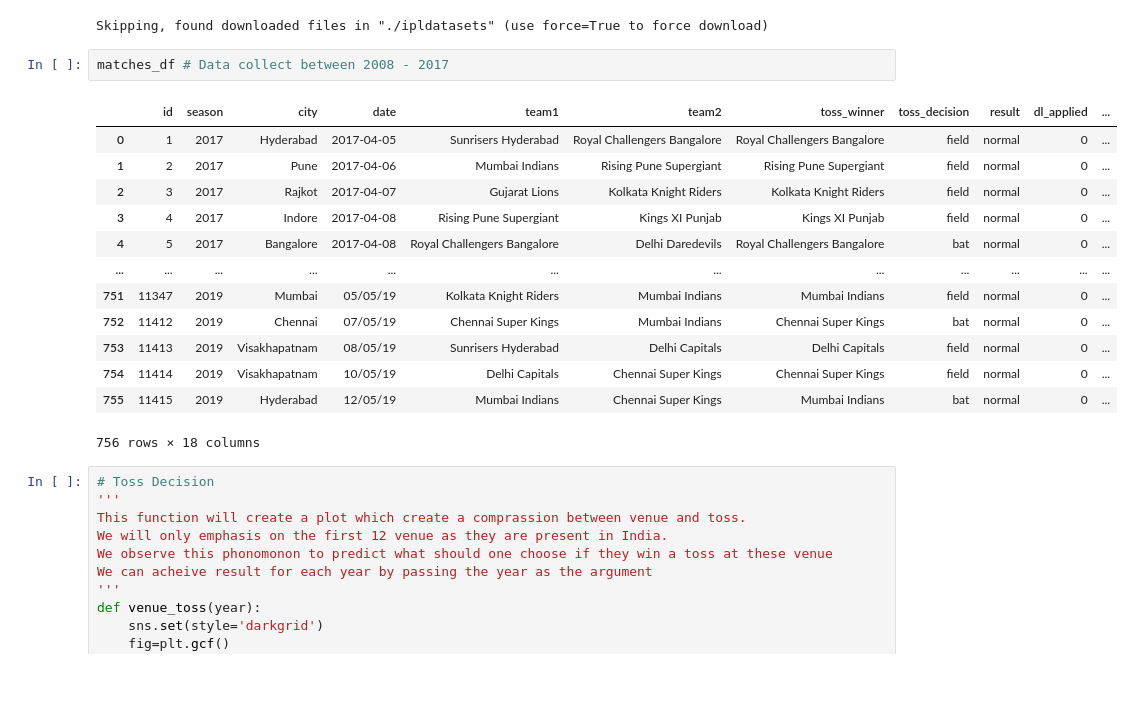
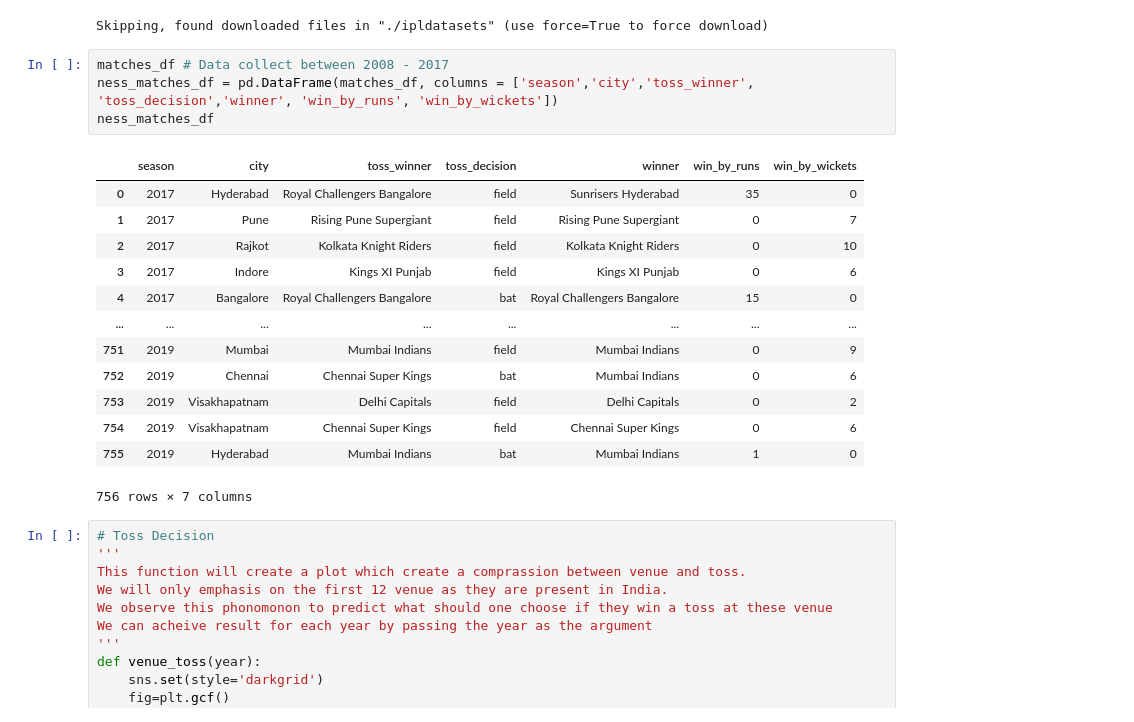
Before and after one commit to abhi-386/ISTA350_final, a Jupyter notebook: ISTA350_finalproject.ipynb, the cells around one changed output. Drawn from its saved outputs; the diff is of its cells as text; blank space fills up the shorter version.

```diff
--- a/ISTA350_finalproject.ipynb
+++ b/ISTA350_finalproject.ipynb
@@ -64,20 +64,22 @@ matches_df, deliveries_df = get_datasets()
 Skipping, found downloaded files in "./ipldatasets" (use force=True to force download)
 # %%
 matches_df # Data collect between 2008 - 2017
+ness_matches_df = pd.DataFrame(matches_df, columns = ['season','city','toss_winner', 'toss_decision','winner', 'win_by_runs', 'win_by_wickets'])
+ness_matches_df
 # %% [output]
-|  | id | season | city | date | team1 | team2 | toss_winner | toss_decision | result | dl_applied | ... |
-| 0 | 1 | 2017 | Hyderabad | 2017-04-05 | Sunrisers Hyderabad | Royal Challengers Bangalore | Royal Challengers Bangalore | field | normal | 0 | ... |
-| 1 | 2 | 2017 | Pune | 2017-04-06 | Mumbai Indians | Rising Pune Supergiant | Rising Pune Supergiant | field | normal | 0 | ... |
-| 2 | 3 | 2017 | Rajkot | 2017-04-07 | Gujarat Lions | Kolkata Knight Riders | Kolkata Knight Riders | field | normal | 0 | ... |
-| 3 | 4 | 2017 | Indore | 2017-04-08 | Rising Pune Supergiant | Kings XI Punjab | Kings XI Punjab | field | normal | 0 | ... |
-| 4 | 5 | 2017 | Bangalore | 2017-04-08 | Royal Challengers Bangalore | Delhi Daredevils | Royal Challengers Bangalore | bat | normal | 0 | ... |
-| ... | ... | ... | ... | ... | ... | ... | ... | ... | ... | ... | ... |
-| 751 | 11347 | 2019 | Mumbai | 05/05/19 | Kolkata Knight Riders | Mumbai Indians | Mumbai Indians | field | normal | 0 | ... |
-| 752 | 11412 | 2019 | Chennai | 07/05/19 | Chennai Super Kings | Mumbai Indians | Chennai Super Kings | bat | normal | 0 | ... |
-| 753 | 11413 | 2019 | Visakhapatnam | 08/05/19 | Sunrisers Hyderabad | Delhi Capitals | Delhi Capitals | field | normal | 0 | ... |
-| 754 | 11414 | 2019 | Visakhapatnam | 10/05/19 | Delhi Capitals | Chennai Super Kings | Chennai Super Kings | field | normal | 0 | ... |
-| 755 | 11415 | 2019 | Hyderabad | 12/05/19 | Mumbai Indians | Chennai Super Kings | Mumbai Indians | bat | normal | 0 | ... |
+|  | season | city | toss_winner | toss_decision | winner | win_by_runs | win_by_wickets |
+| 0 | 2017 | Hyderabad | Royal Challengers Bangalore | field | Sunrisers Hyderabad | 35 | 0 |
+| 1 | 2017 | Pune | Rising Pune Supergiant | field | Rising Pune Supergiant | 0 | 7 |
+| 2 | 2017 | Rajkot | Kolkata Knight Riders | field | Kolkata Knight Riders | 0 | 10 |
+| 3 | 2017 | Indore | Kings XI Punjab | field | Kings XI Punjab | 0 | 6 |
+| 4 | 2017 | Bangalore | Royal Challengers Bangalore | bat | Royal Challengers Bangalore | 15 | 0 |
+| ... | ... | ... | ... | ... | ... | ... | ... |
+| 751 | 2019 | Mumbai | Mumbai Indians | field | Mumbai Indians | 0 | 9 |
+| 752 | 2019 | Chennai | Chennai Super Kings | bat | Mumbai Indians | 0 | 6 |
+| 753 | 2019 | Visakhapatnam | Delhi Capitals | field | Delhi Capitals | 0 | 2 |
+| 754 | 2019 | Visakhapatnam | Chennai Super Kings | field | Chennai Super Kings | 0 | 6 |
+| 755 | 2019 | Hyderabad | Mumbai Indians | bat | Mumbai Indians | 1 | 0 |
-756 rows × 18 columns
+756 rows × 7 columns
 # %%
 # Toss Decision
 '''
```
Also changed, not shown: parts of 2 cells of this notebook.
